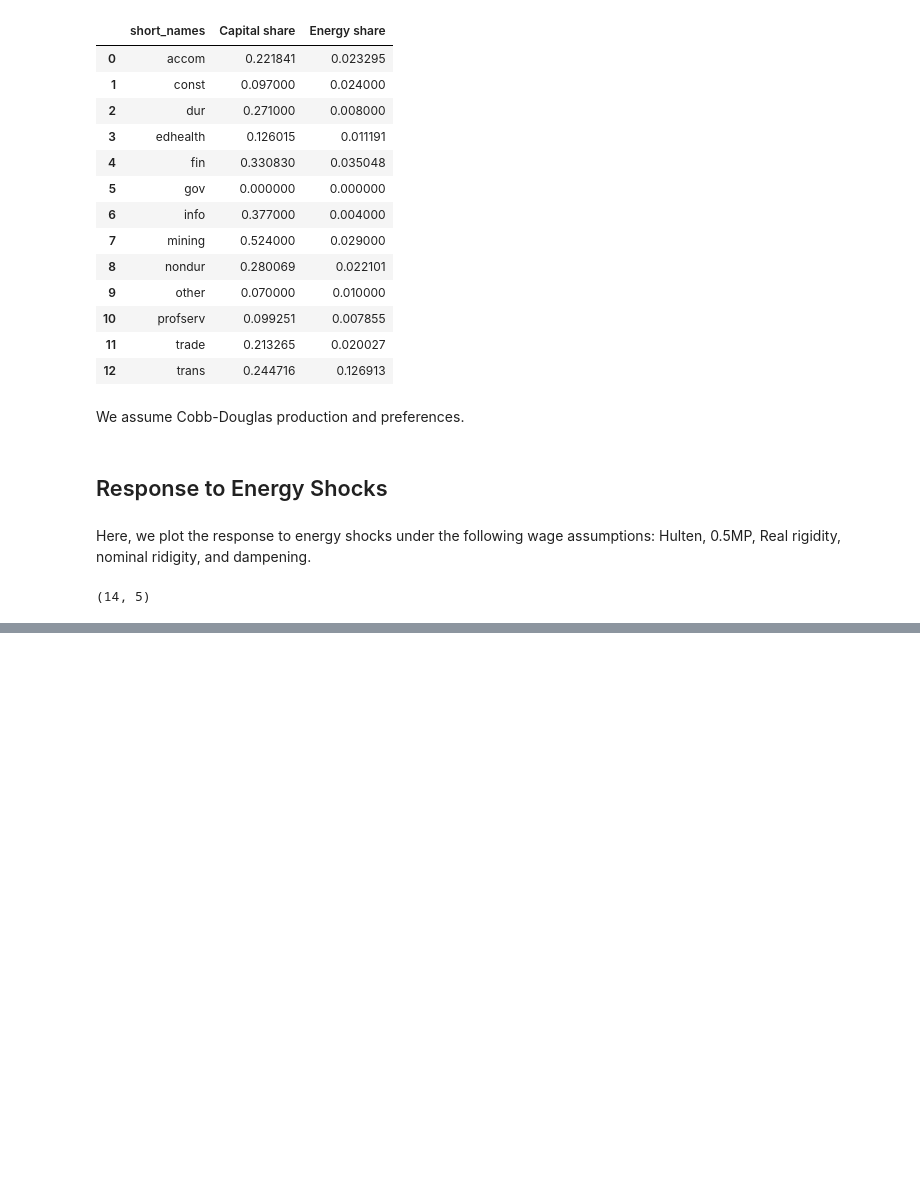
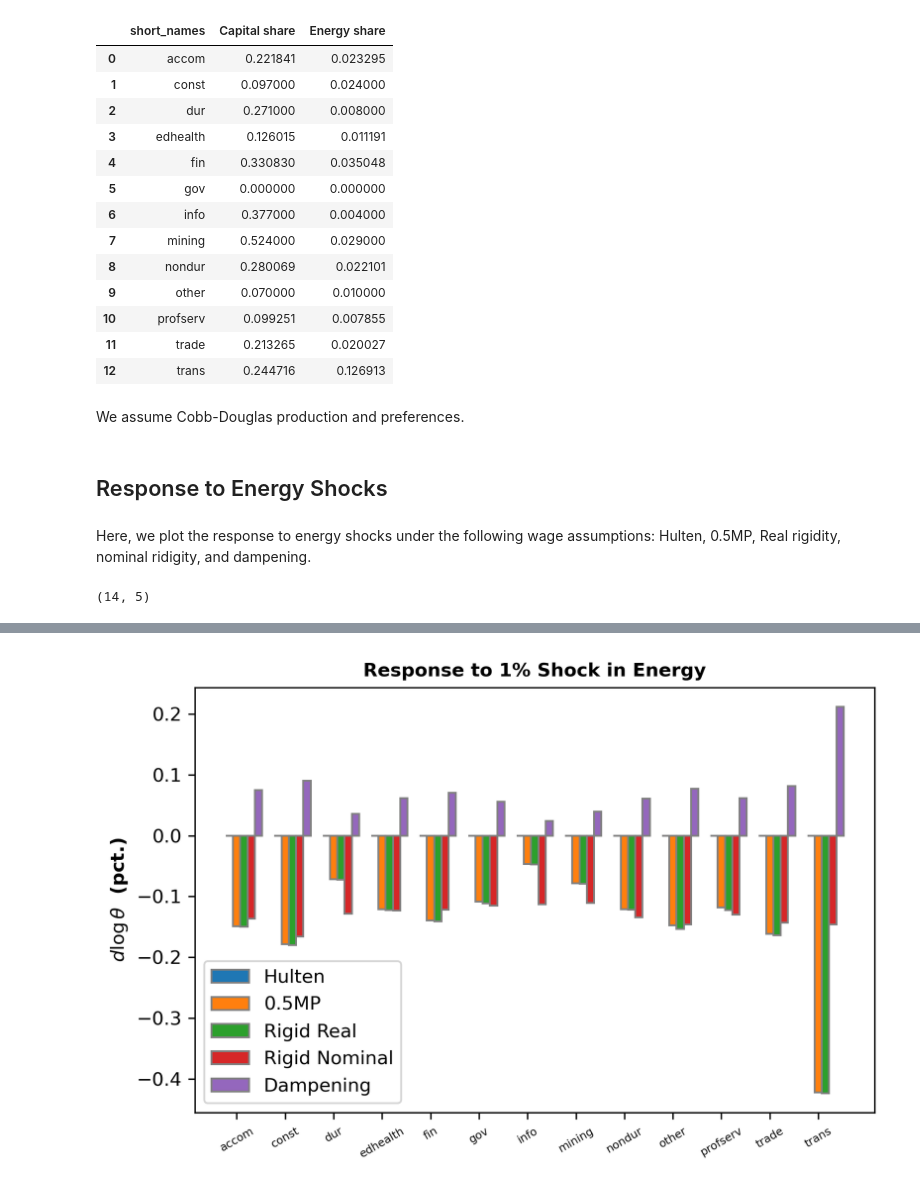
Before and after one commit to hs97/UnemploymentNetwork, a Jupyter notebook: new_code/calib2_energy_shock.ipynb, the cells around one changed output, grey strips where cells are left out. Cells and saved outputs as stored; diff of their text form; code cells hidden in the pictures; blank space fills up the shorter version.

```diff
--- a/new_code/calib2_energy_shock.ipynb
+++ b/new_code/calib2_energy_shock.ipynb
@@ -261,30 +119,0 @@ Name: short_names, dtype: object
-# %%
-# Setting which sectors to shock, and getting the full name of the sector.
-dlog_A = np.zeros((J, 1))
-dlog_A[2] = -0.01
-dlog_H = np.zeros((O, 1))
-dlog_H[0] = -0.01
-dlog_K = np.zeros((K, 1))
-#dlog_K[1] = -0.01
-dlog_lam = np.zeros_like(dlog_A)
-dlog_epsN = np.zeros_like(epsN)
-dlog_epsD = np.zeros_like(epsD)
-
-gamma = np.array([0.5, 0.999999999])
-sectorY_vec = np.zeros((J+1, 2))
-sectorP_vec = np.zeros((J, 2))
-occT_vec = np.zeros((O, 2))
-occU_vec = np.zeros((O, 2))
-for i in range(2):
-    epsW_A, epsW_H, epsW_K = multi_occupation_network.WageElasticityFuncMP(gamma[i],  Psi, epsN, epsK, curlyF, curlyQ, curlyT, curlyL)
-    dlog_wR = multi_occupation_network.WageFunc(dlog_A, dlog_H, dlog_K, epsW_A, epsW_H, epsW_K)
-    dlog_theta = multi_occupation_network.ThetaFunc(dlog_A, dlog_H, dlog_K, dlog_wR, dlog_epsN, dlog_lam, Psi, Omega, curlyF, curlyQ, curlyT, curlyE, curlyL, epsN, epsK)
-    occT_vec[:, i] = dlog_theta.flatten()
-    dlog_y = multi_occupation_network.OutputFunc(dlog_A,dlog_H, dlog_K, dlog_theta, dlog_lam, Psi, Omega, curlyQ, curlyF, epsN, epsK, curlyT, curlyE)
-    sectorY_vec[:-1, i] = dlog_y.flatten()
-    sectorY_vec[-1, i] = multi_occupation_network.AggOutputFunc(dlog_y, dlog_lam, dlog_epsD, epsD)
-    occU_vec[:,i] = multi_occupation_network.UnemploymentFunc(multi_occupation_network.LaborSupply(dlog_H, dlog_theta, curlyF), dlog_H).flatten()
-    num = 3
-    dlog_r = multi_occupation_network.rFunc(dlog_y, dlog_K, num)
-    dlog_p = multi_occupation_network.PriceFunc(dlog_A, dlog_r, dlog_wR, dlog_theta, Psi, curlyQ, epsN, epsK, curlyT, curlyL, num=num)
-    sectorP_vec[:, i] = dlog_p.flatten()
@@ -412,0 +129,8 @@ matrix([[-0.00879896]])
+# %%
+xlab = ''
+ylab = '$d\log \\theta$  (pct.)'
+save_path = f'../output/figures/energy_A{A_spec}_KshockT_calib2.png'
+labels = PriceAssumption
+bar_plot(100*occT_vec, occupation_names, title, xlab, ylab, labels, save_path, rotation=30, fontsize=10, barWidth = 0.15, dpi=300)
+# %% [output]
+[figure, added]
```
Also changed, not shown: parts of 58 cells of this notebook, 42 other files.
